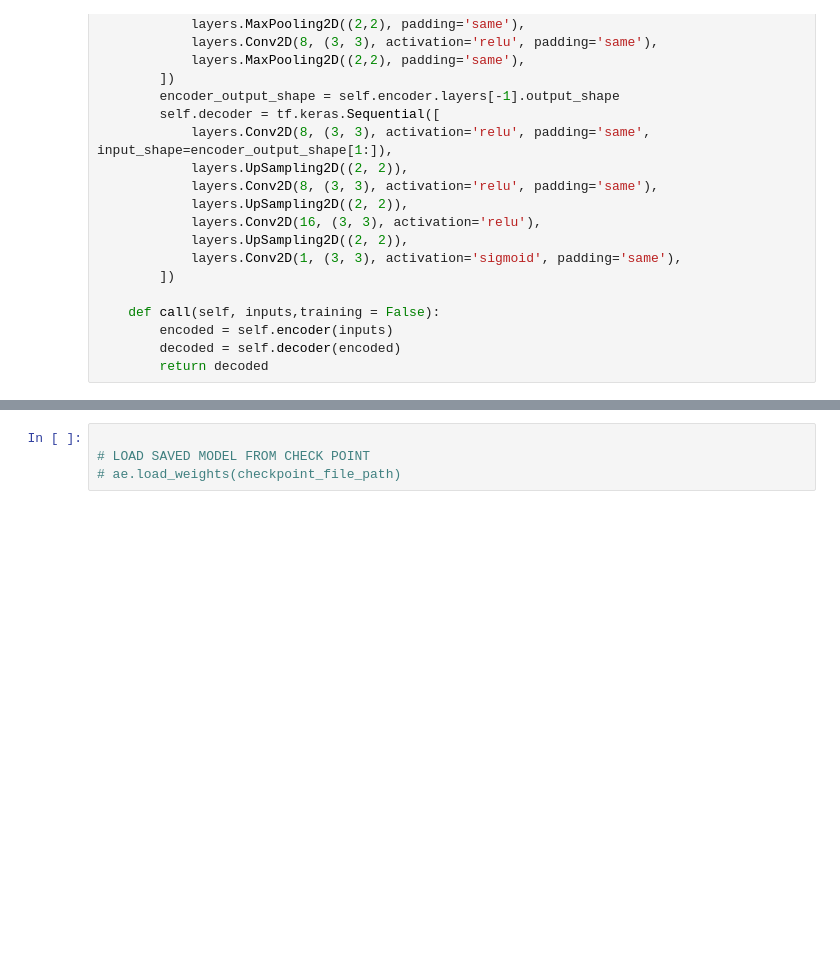
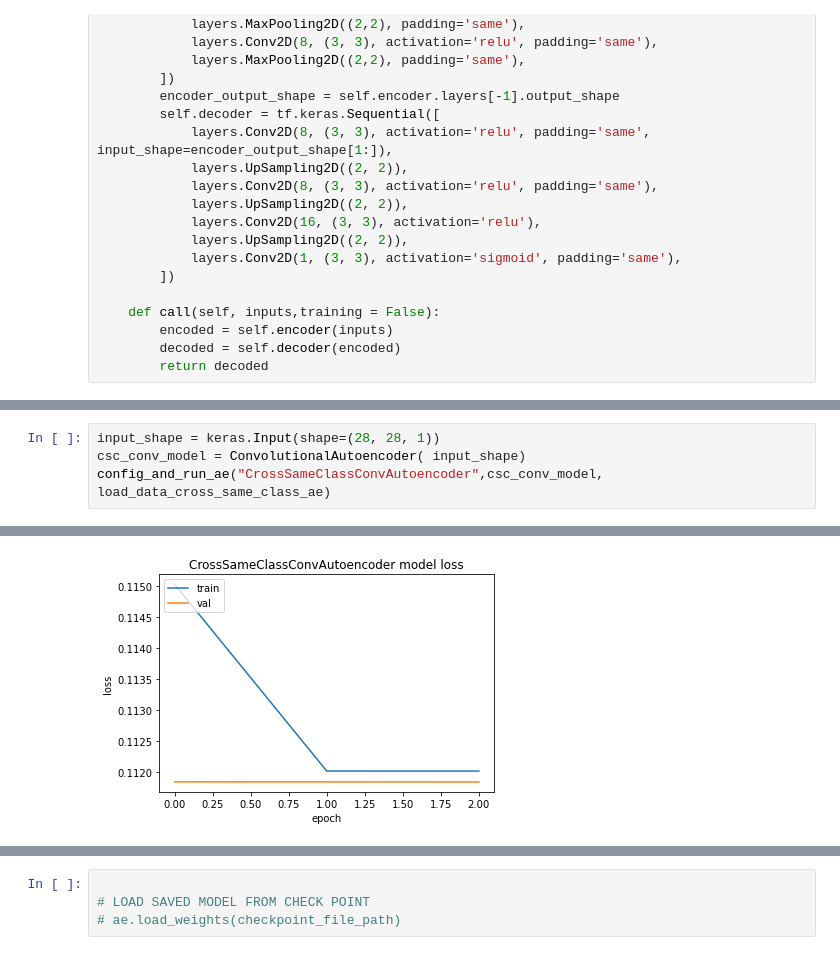
Before and after one commit to arthurlubambo-cct/sem2-ca1, a Jupyter notebook: mnist.ipynb, the cells around one changed output, grey strips where cells are left out. Drawn from its saved outputs; the diff is of its cells as text; blank space fills up the shorter version.

```diff
--- a/mnist.ipynb
+++ b/mnist.ipynb
@@ -245,0 +265,5 @@ Autosaving every 1 seconds
+# %%
+input_shape = keras.Input(shape=(28, 28, 1))
+csc_conv_model = ConvolutionalAutoencoder( input_shape)
+config_and_run_ae("CrossSameClassConvAutoencoder",csc_conv_model, load_data_cross_same_class_ae)
+# %% [output]
@@ -245,0 +276 @@ Autosaving every 1 seconds
+[figure, added]
```
Also changed, not shown: parts of 17 cells of this notebook, 9 other files.
